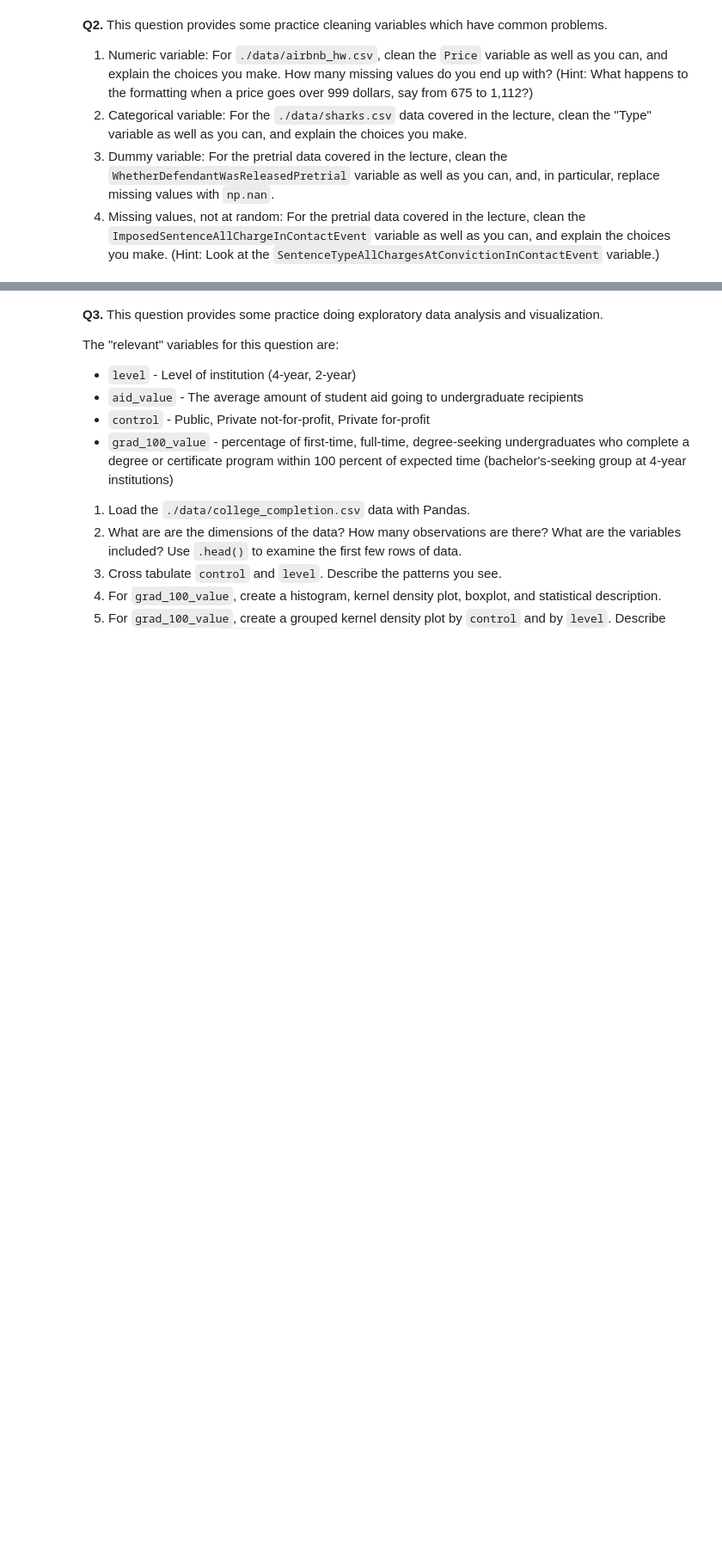
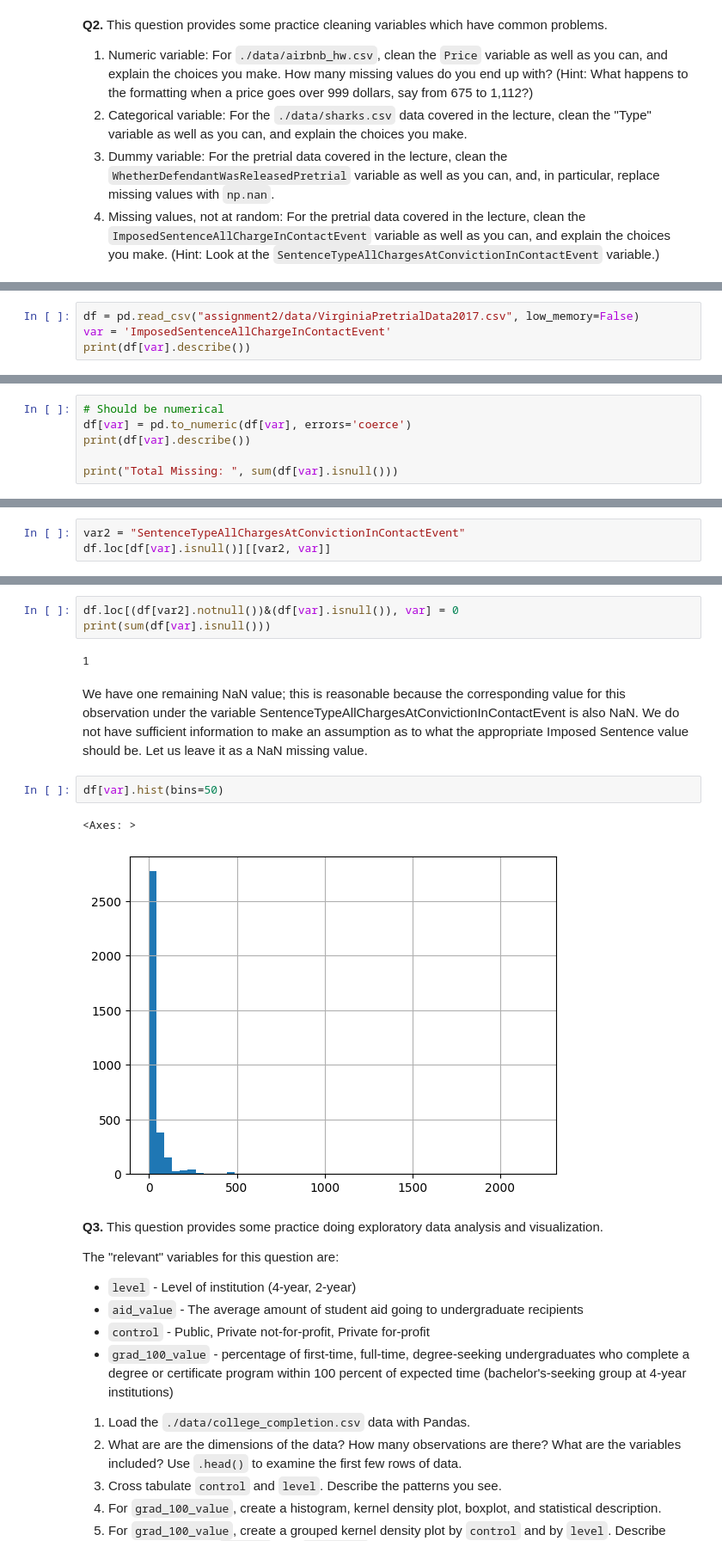
Before and after one commit to Ann924/assignment2, a Jupyter notebook: Copy_of_assignment2.ipynb, the cells around one changed output, grey strips where cells are left out. Shown at 86% size. Cells and saved outputs as stored; diff of their text form; blank space fills up the shorter version.

```diff
--- a/Copy_of_assignment2.ipynb
+++ b/Copy_of_assignment2.ipynb
@@ -63,0 +217,4 @@ FileNotFoundError: ignored
+# %%
+df = pd.read_csv("assignment2/data/VirginiaPretrialData2017.csv", low_memory=False)
+var = 'ImposedSentenceAllChargeInContactEvent'
+print(df[var].describe())
@@ -63,0 +227,6 @@ FileNotFoundError: ignored
+# %%
+# Should be numerical
+df[var] = pd.to_numeric(df[var], errors='coerce')
+print(df[var].describe())
+
+print("Total Missing: ", sum(df[var].isnull()))
@@ -63,0 +244,3 @@ FileNotFoundError: ignored
+# %%
+var2 = "SentenceTypeAllChargesAtConvictionInContactEvent"
+df.loc[df[var].isnull()][[var2, var]]
@@ -64,3 +267,15 @@ FileNotFoundError: ignored
+# %%
+df.loc[(df[var2].notnull())&(df[var].isnull()), var] = 0
+print(sum(df[var].isnull()))
+# %% [output]
+1
+# %% [markdown]
+We have one remaining NaN value; this is reasonable because the corresponding value for this observation under the variable  SentenceTypeAllChargesAtConvictionInContactEvent is also NaN. We do not have sufficient information to make an assumption as to what the appropriate Imposed Sentence value should be. Let us leave it as a NaN missing value.
+# %%
+df[var].hist(bins=50)
+# %% [output]
+<Axes: >
+[figure, added]
 # %% [markdown]
 **Q3.** This question provides some practice doing exploratory data analysis and visualization.
 
```
Also changed, not shown: parts of 28 cells of this notebook.
